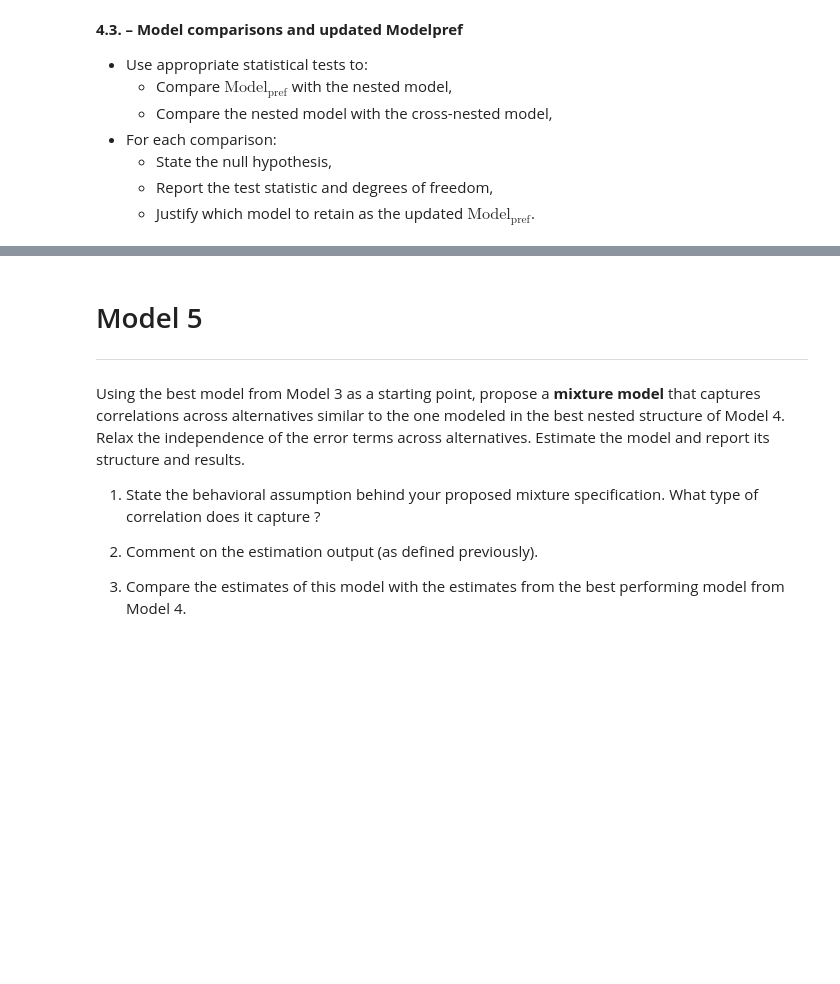
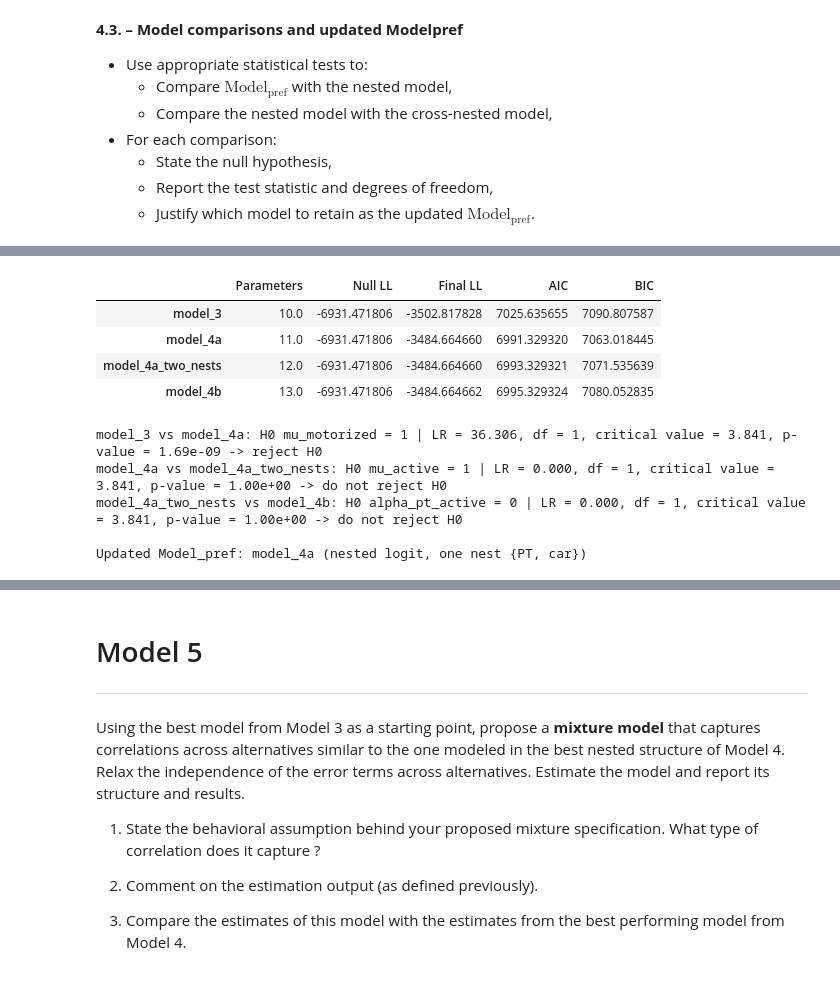
Before and after one commit to doran2728/Math463Group25, a Jupyter notebook: assignment.ipynb, the cells around one changed output, grey strips where cells are left out. Cells and saved outputs as stored; diff of their text form; code cells hidden in the pictures; blank space fills up the shorter version.

```diff
--- a/assignment.ipynb
+++ b/assignment.ipynb
@@ -1345,0 +1312,8 @@ alpha_pt_active = 0.0000
+# %%
+# Estimate the cross-nested logit, starting from the two-nest NL estimates (alpha = 0.5, mu_active = 1.2 to leave the bounds).
+start_cnl = {**results_nl_two.get_beta_values(), 'mu_active': 1.2, 'alpha_pt_active': 0.5}
+results_cnl, param_cnl = estimate_4(logprob_cnl, 'model_4b', start_cnl)
+t_test_vs_one(param_cnl, 'mu_active')
+t_test_vs_one(param_cnl, 'mu_motorized')
+beta_cnl = results_cnl.get_beta_values()
+print(f"alpha_pt_active = {beta_cnl['alpha_pt_active']:.4f}")
@@ -1406,0 +1380,40 @@ Updated Model_pref: model_4a (nested logit)
+# %%
+# Comparison table and likelihood ratio tests
+models_4 = {name_base_4: results_base_4, 'model_4a': results_nl,
+            'model_4a_two_nests': results_nl_two, 'model_4b': results_cnl}
+N_4 = 5000
+comparison_4 = pd.DataFrame({
+    name: {'Parameters': r.number_of_parameters,
+           'Null LL': N_4 * np.log(1/4),
+           'Final LL': r.final_loglikelihood,
+           'AIC': 2 * r.number_of_parameters - 2 * r.final_loglikelihood,
+           'BIC': bic(r.final_loglikelihood, r.number_of_parameters, N_4)}
+    for name, r in models_4.items()}).T
+display(comparison_4)
+
+def lr_test_4(restricted, unrestricted, h0):
+    r, u = models_4[restricted], models_4[unrestricted]
+    LR = max(0.0, -2 * (r.final_loglikelihood - u.final_loglikelihood))  # tiny negative values are rounding noise
+    dof = u.number_of_parameters - r.number_of_parameters
+    crit = chi2.ppf(0.95, dof)
+    print(f"{restricted} vs {unrestricted}: H0 {h0} | LR = {LR:.3f}, df = {dof}, "
+          f"critical value = {crit:.3f}, p-value = {1 - chi2.cdf(LR, dof):.2e} -> "
+          f"{'reject H0' if LR > crit else 'do not reject H0'}")
+
+lr_test_4(name_base_4, 'model_4a', 'mu_motorized = 1')
+lr_test_4('model_4a', 'model_4a_two_nests', 'mu_active = 1')
+lr_test_4('model_4a_two_nests', 'model_4b', 'alpha_pt_active = 0')
+
+Model_pref_name = 'model_4a'
+print('\nUpdated Model_pref:', Model_pref_name, '(nested logit, one nest {PT, car})')
+# %% [output]
+|  | Parameters | Null LL | Final LL | AIC | BIC |
+| model_3 | 10.0 | -6931.471806 | -3502.817828 | 7025.635655 | 7090.807587 |
+| model_4a | 11.0 | -6931.471806 | -3484.664660 | 6991.329320 | 7063.018445 |
+| model_4a_two_nests | 12.0 | -6931.471806 | -3484.664660 | 6993.329321 | 7071.535639 |
+| model_4b | 13.0 | -6931.471806 | -3484.664662 | 6995.329324 | 7080.052835 |
+model_3 vs model_4a: H0 mu_motorized = 1 | LR = 36.306, df = 1, critical value = 3.841, p-value = 1.69e-09 -> reject H0
+model_4a vs model_4a_two_nests: H0 mu_active = 1 | LR = 0.000, df = 1, critical value = 3.841, p-value = 1.00e+00 -> do not reject H0
+model_4a_two_nests vs model_4b: H0 alpha_pt_active = 0 | LR = 0.000, df = 1, critical value = 3.841, p-value = 1.00e+00 -> do not reject H0
+
+Updated Model_pref: model_4a (nested logit, one nest {PT, car})
```
Also changed, not shown: parts of 18 cells of this notebook.
